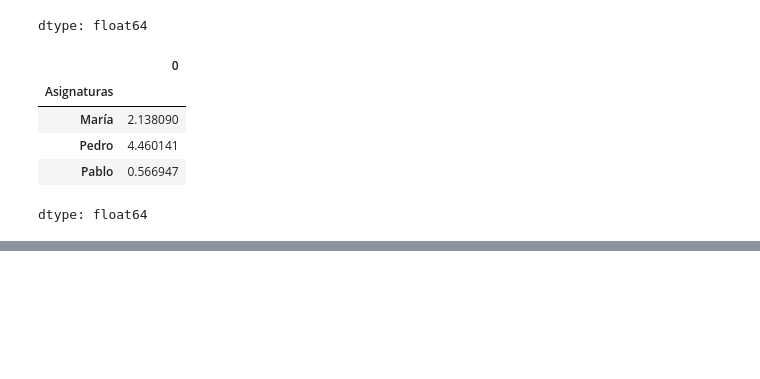
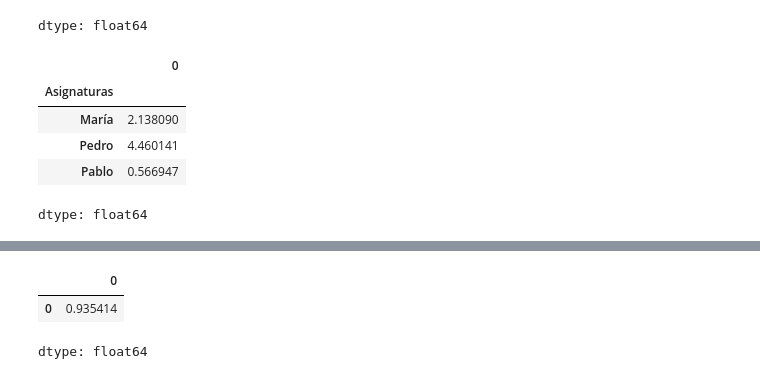
Before and after one commit to ivazquez-07/python_data_science_excersises, a Jupyter notebook: Curso-de-Estadistica-con-Python-Aula-1/Curso_de_Estadística_con_Python_1.ipynb, the cells around one changed output, grey strips where cells are left out. Saved outputs shown, nothing was run; the diff lists cells and outputs as text; code cells hidden in the pictures; blank space fills up the shorter version.

```diff
--- a/Curso-de-Estadistica-con-Python-Aula-1/Curso_de_Estadística_con_Python_1.ipynb
+++ b/Curso-de-Estadistica-con-Python-Aula-1/Curso_de_Estadística_con_Python_1.ipynb
@@ -1384,0 +1398,18 @@ dtype: float64
+# %%
+# Ejercicio:
+
+### df = pd.DataFrame(data = {'María': [8, 10, 4, 8, 6, 10, 8],
+#                          'Pedro': [10, 2, 0.5, 1, 3, 9.5, 10],
+#                          'Pablo': [7.5, 8, 7, 8, 8, 8.5, 7]},
+#                  index = ['Matemática',
+#                           'Portugués',
+#                           'Inglés',
+#                           'Geografía',
+#                           'Historia',
+#                           'Física',
+#                           'Química'])
+#df.rename_axis('Asignaturas', axis = 'columns', inplace = True)
+#df
+###
+
+dream_friends = pd.DataFrame(data = [7, 6, 8, 7.5, 6.5, 8.5])
@@ -1384,0 +1435,6 @@ dtype: float64
+# %%
+dream_friends.std()
+# %% [output]
+|  | 0 |
+| 0 | 0.935414 |
+dtype: float64
```
Also changed, not shown: parts of 2 cells of this notebook.
